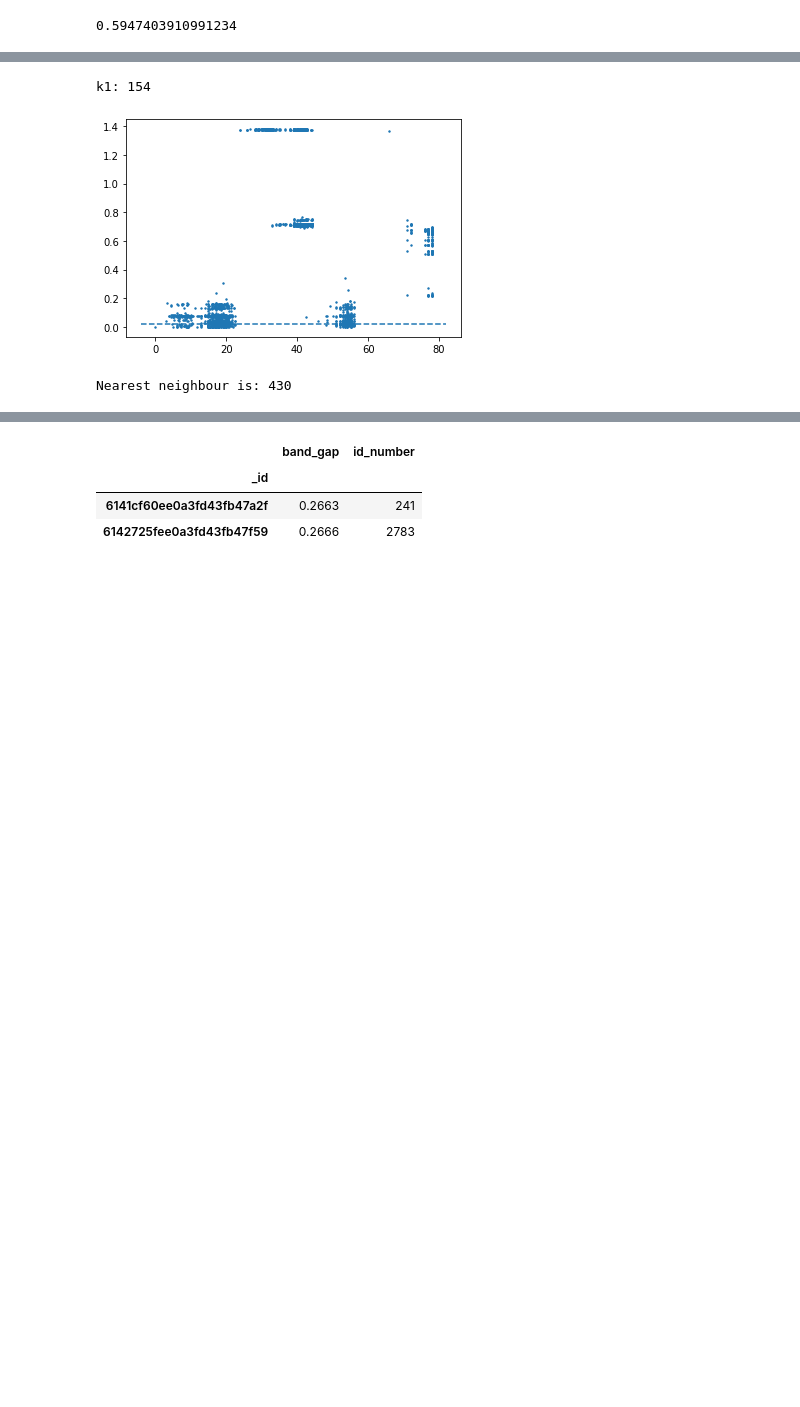
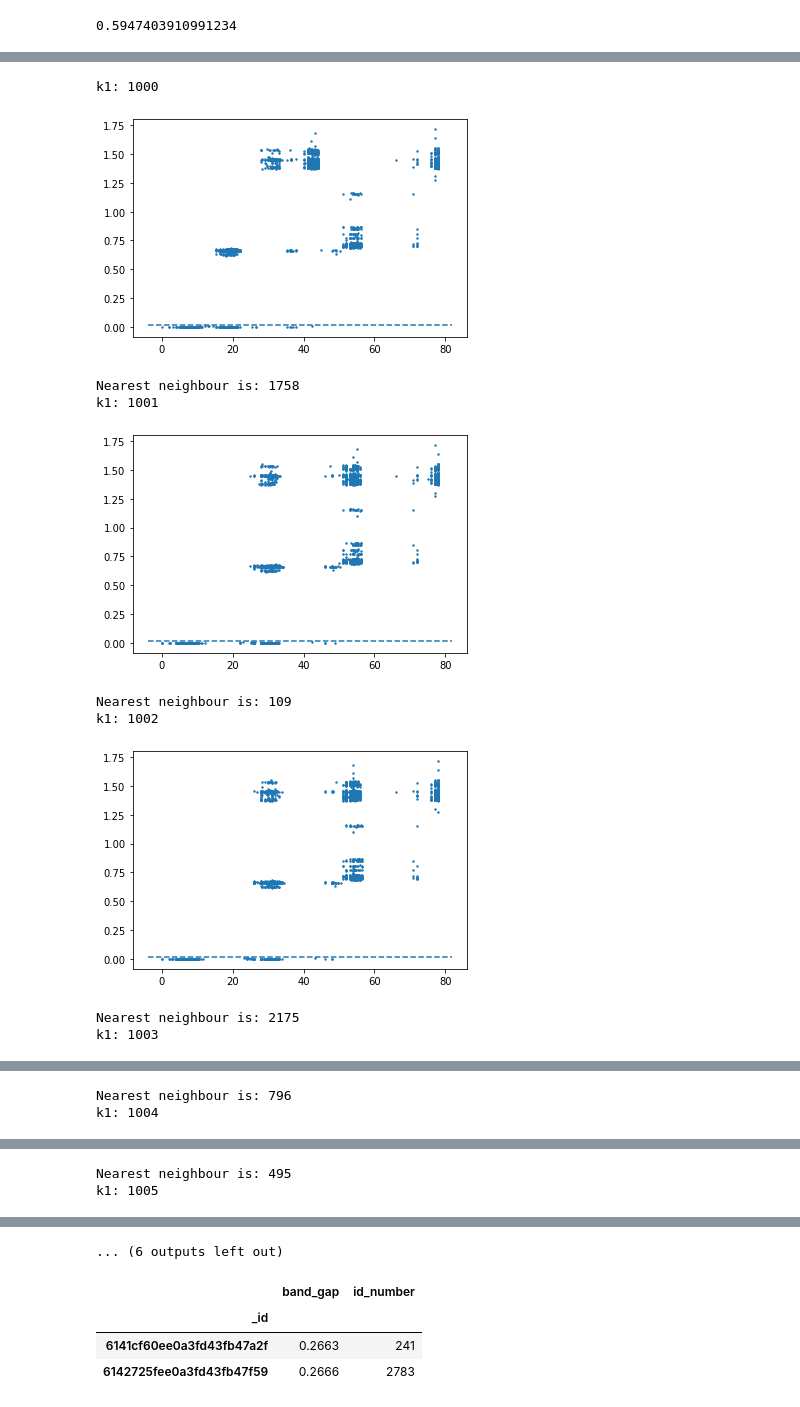
Before and after one commit to Jerry-Master/IDAO_2022, a Jupyter notebook: Data/Target analysis.ipynb, the cells around one changed output, grey strips where cells are left out. Cells and saved outputs as stored; diff of their text form; code cells hidden in the pictures; blank space fills up the shorter version.

```diff
--- a/Data/Target analysis.ipynb
+++ b/Data/Target analysis.ipynb
@@ -160,33 +160,40 @@ def abline(slope, intercept):
 # %%
 from tqdm.notebook import tqdm
 
-for k1 in range(154,155):
+for k1 in range(1000,2000):
     print('k1:', k1)
     im1 = np.load(filepath + 'images/' + train_files[k1][:-5] + '.npy')
     crystal_dist = []
     band_gap_dist = []
     min_k = -1
     min_d = 100
     # Compute distances
     for k2 in tqdm(range(2966)):
         im2 = np.load(filepath + 'images/' + train_files[k2][:-5] + '.npy')
         d = dist(im1, im2)
         if d < min_d and k2 != k1:
             min_k = k2
             min_d = d
         crystal_dist.append(d)
         band_gap_dist.append(np.abs(targets.loc[train_files[k1][:-5]] - targets.loc[train_files[k2][:-5]])[0])
 
     # Save distances
     aux_dist = pd.DataFrame(data={'dist':crystal_dist}, index=train_files)
     aux_dist.to_csv(filepath + 'distances/' + train_files[k1][:-5] + '.csv')
 
     # Visualize distances
     plt.scatter(crystal_dist, band_gap_dist, s=2)
     abline(0,0.02)
     plt.show()
     print('Nearest neighbour is:', min_k)
 # %% [output]
-k1: 154
+k1: 1000
-[figure, old version]
+[figure, new version]
-Nearest neighbour is: 430
+Nearest neighbour is: 1758
+k1: 1001
+[figure, added]
+Nearest neighbour is: 109
+k1: 1002
+[figure, added]
+Nearest neighbour is: 2175
+k1: 1003
@@ -192,0 +201,2 @@ Nearest neighbour is: 430
+Nearest neighbour is: 796
+k1: 1004
@@ -192,0 +204,2 @@ Nearest neighbour is: 430
+Nearest neighbour is: 495
+k1: 1005
@@ -193,3 +207,4 @@ Nearest neighbour is: 430
+... (6 outputs left out)
 # %%
 y = np.array(targets.index)
 x = np.array([x[:-5] for x in train_files])
```
Also changed, not shown: parts of 4 cells of this notebook.
